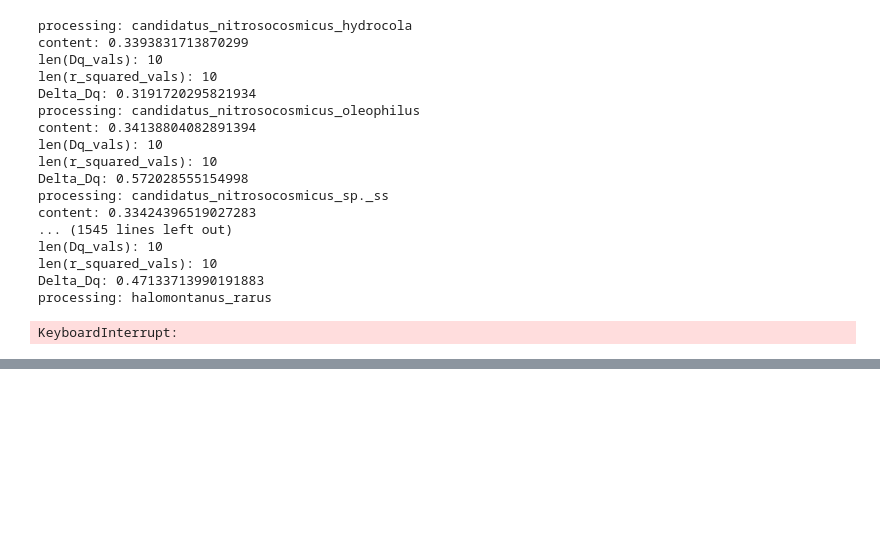
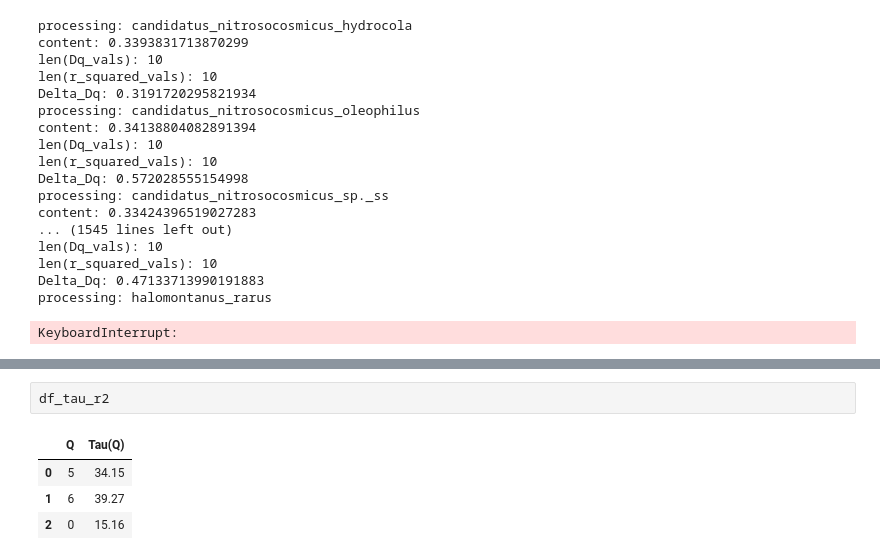
Before and after one commit to DiegoFLM/Analysis-of-microbial-genomes--MFA-GC-content-lifestyle-and-human-microbiome, a Jupyter notebook: notebooks_and_info/data_analysis/mfa_processing/genomes_processing.ipynb, the cells around one changed output, grey strips where cells are left out. Cells and saved outputs as stored; diff of their text form; blank space fills up the shorter version.

```diff
--- a/notebooks_and_info/data_analysis/mfa_processing/genomes_processing.ipynb
+++ b/notebooks_and_info/data_analysis/mfa_processing/genomes_processing.ipynb
@@ -177,0 +264,7 @@ AGCTCACTGGTGGTTGTACAGTCACTTTATTGCATTACCATTAGGTTGGGGATTTGTTGCAATGTATGACAGAAGAGTTC
+# %%
+df_tau_r2
+# %% [output]
+|  | Q | Tau(Q) |
+| 0 | 5 | 34.15 |
+| 1 | 6 | 39.27 |
+| 2 | 0 | 15.16 |
```
Also changed, not shown: parts of 22 cells of this notebook, 2 other files.
